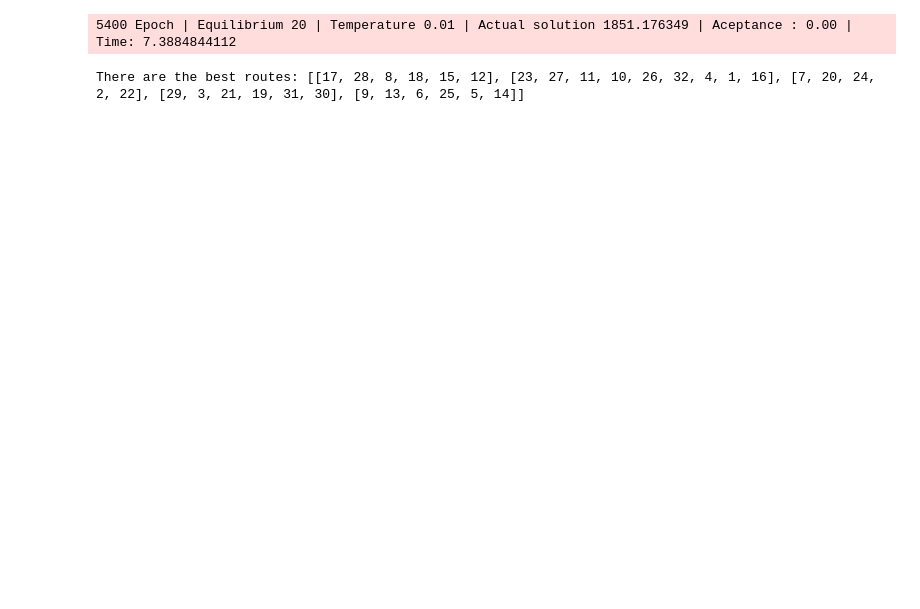
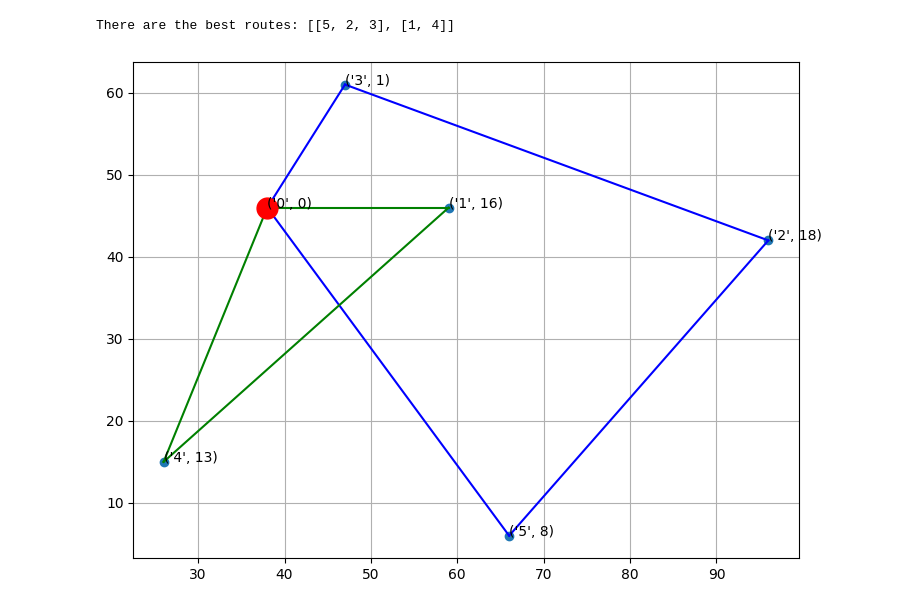
Before and after one commit to SamuelGuerrero/simulated-anealing, a Jupyter notebook: SimulatedAnealing.ipynb, the cells around one changed output. Drawn from its saved outputs; the diff is of its cells as text; code cells hidden in the pictures; blank space fills up the shorter version.

```diff
--- a/SimulatedAnealing.ipynb
+++ b/SimulatedAnealing.ipynb
@@ -210,38 +321,0 @@ drawRoutes(data, sa.best_solution)
-# %%
-import matplotlib.pyplot as plt
-def drawRoutes(data, routes):
-    plt.rcParams["figure.figsize"] = [7.50, 5.50]
-    plt.rcParams["figure.autolayout"] = True
-
-    x = []
-    y = []
-    demand = []
-
-    for i in range (0, len(data)):
-        x.append(data[i][1][0])
-        y.append(data[i][1][1])
-        demand.append(data[i][2])
-
-    plt.scatter(x, y)
-
-    colors = ['b', 'g', 'r', 'c', 'm', 'y']
-
-    idxColor = 0
-    for route in routes:
-        plt.plot((x[0], x[route[0]]),(y[0], y[route[0]]), c=colors[idxColor % len(colors)])
-        for i in np.arange(len(route)-1):
-
-            plt.plot((x[route[i]], x[route[i+1]]),(y[route[i]], y[route[i+1]]), c=colors[idxColor % len(colors)])
-        plt.plot((x[0], x[route[i+1]]),(y[0], y[route[i+1]]), c=colors[idxColor])
-        idxColor += 1
-
-    i = 0
-
-    for xy in zip(x, y):
-        plt.annotate((str(i), demand[i]), xy=xy, )
-        i += 1
-
-    plt.plot(x[0], y[0], 'ro', c="r")
-
-    plt.grid()
-    plt.show()
@@ -334,9 +322,13 @@ print(data)
-# %%
-sa = SAnnealing(domain=((0, 32),), step=0.01, final_temperature=0.01, temperature=10000, alpha=0.95, equilibrium=20, time=0, limited_decimals=20, capacity = 100, data = data)
-sa.fit(getAllDistances)
-# %% [output]
-5400 Epoch | Equilibrium 20 | Temperature 0.01 | Actual solution 1851.176349 | Aceptance : 0.00 | Time: 7.3884844112
-There are the best routes: [[17, 28, 8, 18, 15, 12], [23, 27, 11, 10, 26, 32, 4, 1, 16], [7, 20, 24, 2, 22], [29, 3, 21, 19, 31, 30], [9, 13, 6, 25, 5, 14]]
+# %%
+data = [[0,[38,46],0], [1,[59,46],16], [2,[96,42],18], [3,[47,61],1], [4,[26,15],13], [5,[66,6],8]]
+
+sa = SAnnealing(step=1, final_temperature=0.1, temperature=500, alpha=0.95, equilibrium=10, time=0, capacity = 30, data = data)
+sa.fit(getAllDistances)
+
+drawRoutes(data, sa.best_solution)
+# %% [output]
+There are the best routes: [[5, 2, 3], [1, 4]]
+[figure, added]
 # %%
 plt.plot(range(len(sa.cost_)), [x[0] for x in sa.cost_ ])
 plt.show()
```
Also changed, not shown: parts of 11 cells of this notebook.
